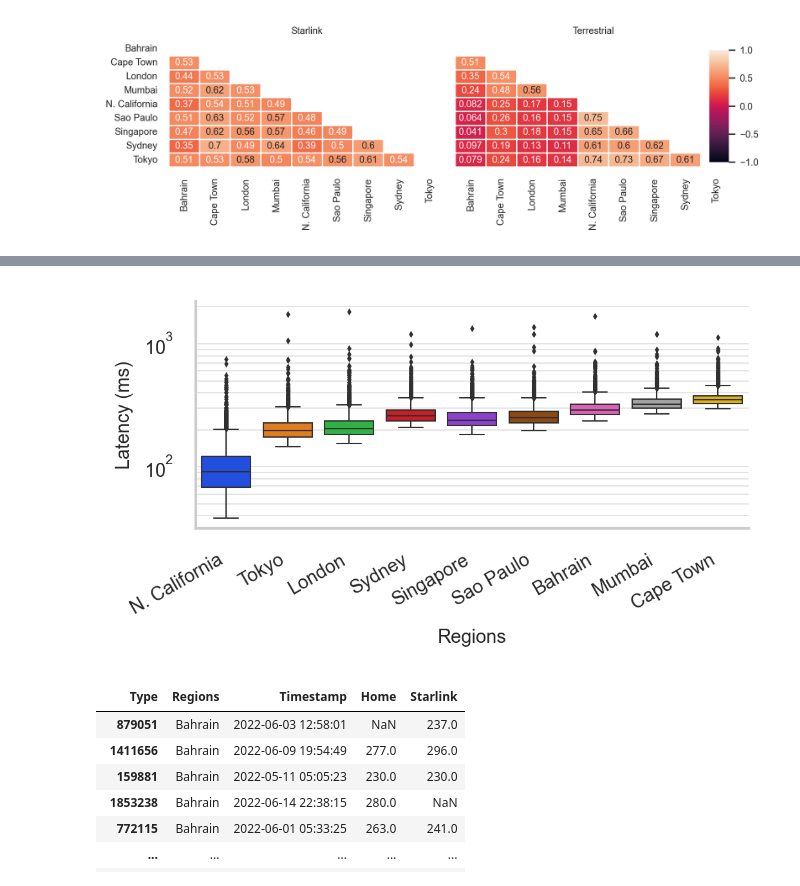
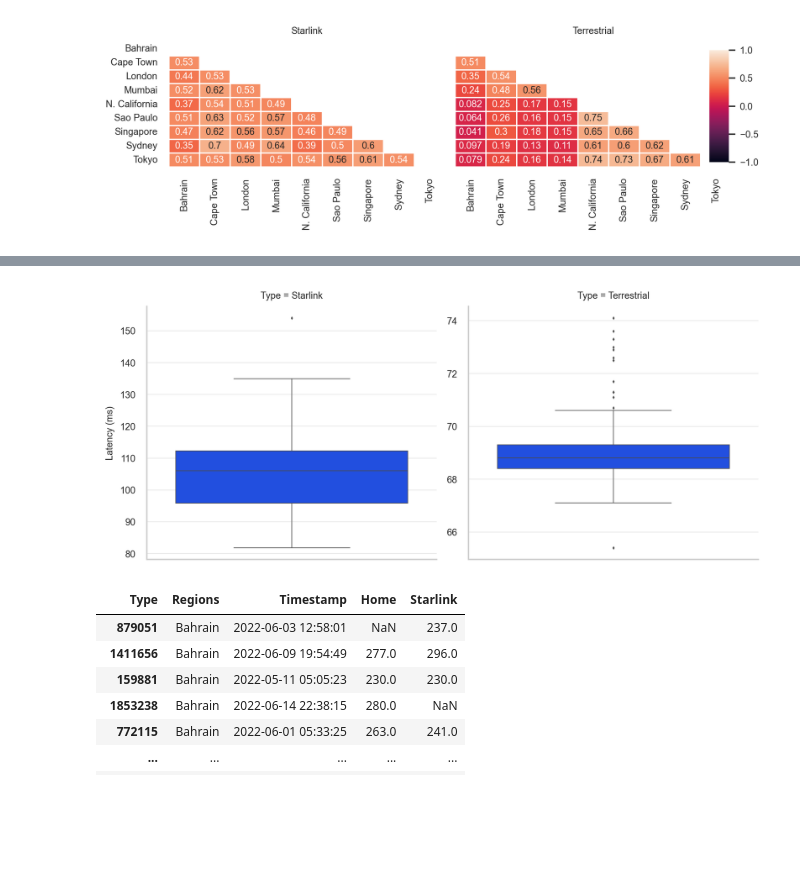
Before and after one commit to Starlink-Measurement/starlink-plot, a Jupyter notebook: plot_ping.ipynb, the cells around one changed output, grey strips where cells are left out. Drawn from its saved outputs; the diff is of its cells as text; code cells hidden in the pictures; blank space fills up the shorter version.

Commit message:
Update ping plots and add e2e plots

```diff
--- a/plot_ping.ipynb
+++ b/plot_ping.ipynb
@@ -85,6 +85,11 @@ for folder in glob.glob('data/Home_network_data/Ping/*'):
 
 #src_dirs = [('Dish C', 'data/starlink-data/Ping/2022-06-28_xiaoqiang_starlink_ping/')]
 
-src_dirs = [(N_STARLINK, 'data/starlink-data/Ping/2023-06-19_starlink_ping_isltest/')]
+#src_dirs = [(N_STARLINK, 'data/starlink-data/Ping/2023-06-19_starlink_ping_isltest/')]
+#src_dirs += [(N_HOME, 'data/Home_network_data/Ping/2023-06-19_terrestrial_ping_isltest/')]
+
+src_dirs = [(N_STARLINK, 'data/2023-06-21_starlink_ping_CA_test/')]
+src_dirs += [(N_HOME, 'data/2023-06-21_terrestrial_ping_CA_test/')]
+
 src_dirs
 # %% [output]
@@ -94,12 +98,14 @@ pd.DataFrame(src_dirs).to_csv('out.csv')
 # %%
 plot_params = common.plot_params.copy()
 plot_params['figure.figsize'] = (7.16, 4)
-plot_params['figure.dpi'] = 96
+#plot_params['figure.dpi'] = 96
+plot_params['figure.dpi'] = 300
 #matplotlib.rcParams.update(plot_params)
 
 sns_params = common.sns_params.copy()
 sns_params['figure.figsize'] = (7.16, 4)
-sns_params['figure.dpi'] = 96
+#sns_params['figure.dpi'] = 96
+sns_params['figure.dpi'] = 300
 sns_params['patch.edgecolor'] = 'black'
 sns.set_theme("paper", style='whitegrid', rc=sns_params, color_codes=True, palette='bright')
 #sns.set_context("paper", rc=sns_params)
@@ -1037,42 +1044,39 @@ axes = g_pval.axes.flatten()
 g_pval.set(xlabel='', ylabel='')
 g_pval.tight_layout()
 # %%
-#fig, ax = plt.subplots(figsize=(7.16,4), dpi=100)
-#fig, ax = plt.subplots(figsize=(20,10))
-# 6.09 for full size, 2.5 for half size
+def catplot(df):
+    h = 3
+    aspect = (common.WIDTH_HALF) / h
+    #aspect = 6 / h
+    order = common.REGION_ORDER.copy()
+    order.remove('N. Virginia')
 
-#df_time = df_processed.set_index(N_TIMESTAMP)['2022-06-03':].reset_index()
-#df_time = df_time[df_time[N_OUTLIERS] == False]
+    #df_time = df_time[df_time[N_REGIONS] == 'N. California']
+    g_time = sns.catplot(data=df,
+                         #x=N_REGIONS,
+                         #x=N_TYPE,
+                         col=N_TYPE,
+                         y=N_LATENCY,
+                         #order=order,
+                         #hue=N_REGIONS, hue_order=order,
+                         #hue_order=['N. California', 'N. Virginia', 'Sydney'],
+                         #hue_order=REGION_ORDER,
+                         height=h, aspect=aspect,
+                         kind='box',
+                         #palette=['C0', 'C1', 'C3'],
+                         sharey=False,
+                         dodge=False,
+                         fliersize=0.5,
+                        )
 
-#df_time = df_time[(df_time[N_TIMESTAMP] >= '2022-07-22 03:30')]
-#df_time = df_time[(df_time[N_TIMESTAMP] >= '2022-06-17 08:29') & (df_time[N_TIMESTAMP] < '2022-06-17 08:32')]
-#df_time = df_time[df_time[N_REGIONS] == 'Cape Town']
+    axes = g_time.axes.flatten()
+    for ax in axes:
+        ax.grid(visible=True, which='both', axis='y', color='gray', linewidth=0.1)
+    #g_time.set(yscale='log')
 
-h = 2
-aspect = (common.WIDTH_HALF) / h
-#aspect = 6 / h
-order = common.REGION_ORDER.copy()
-order.remove('N. Virginia')
+    g_time.figure.autofmt_xdate()
+    g_time.tight_layout()
+    return g_time
 
-#df_time = df_time[df_time[N_REGIONS] == 'N. California']
-g_time = sns.catplot(data=df,
-                     x=N_REGIONS, y=N_LATENCY,
-                     order=order,
-                     hue=N_REGIONS, hue_order=order,
-                     #hue_order=['N. California', 'N. Virginia', 'Sydney'],
-                     #hue_order=REGION_ORDER,
-                     height=h, aspect=aspect,
-                     kind='box',
-                     #palette=['C0', 'C1', 'C3'],
-                     dodge=False,
-                     fliersize=0.5,
-                    )
-
-axes = g_time.axes.flatten()
-for ax in axes:
-    ax.grid(visible=True, which='both', axis='y', color='gray', linewidth=0.1)
-g_time.set(yscale='log')
-
-g_time.figure.autofmt_xdate()
-g_time.tight_layout()
+catplot(df)
 # %% [output]
@@ -1079,4 +1084,4 @@ g_time.tight_layout()
-[figure, old version]
+[figure, new version]
 # %%
 #g_time.savefig(f'{OUT_PATH}/2022-06-03_and_06_12hourly_ping.pdf', bbox_inches='tight')
 #g_time.savefig(f'{OUT_PATH}/2022-06-03_and_06_hourly_ping_no_outliers.pdf', bbox_inches='tight')
```
Also changed, not shown: parts of 6 cells of this notebook, 2 other files.
